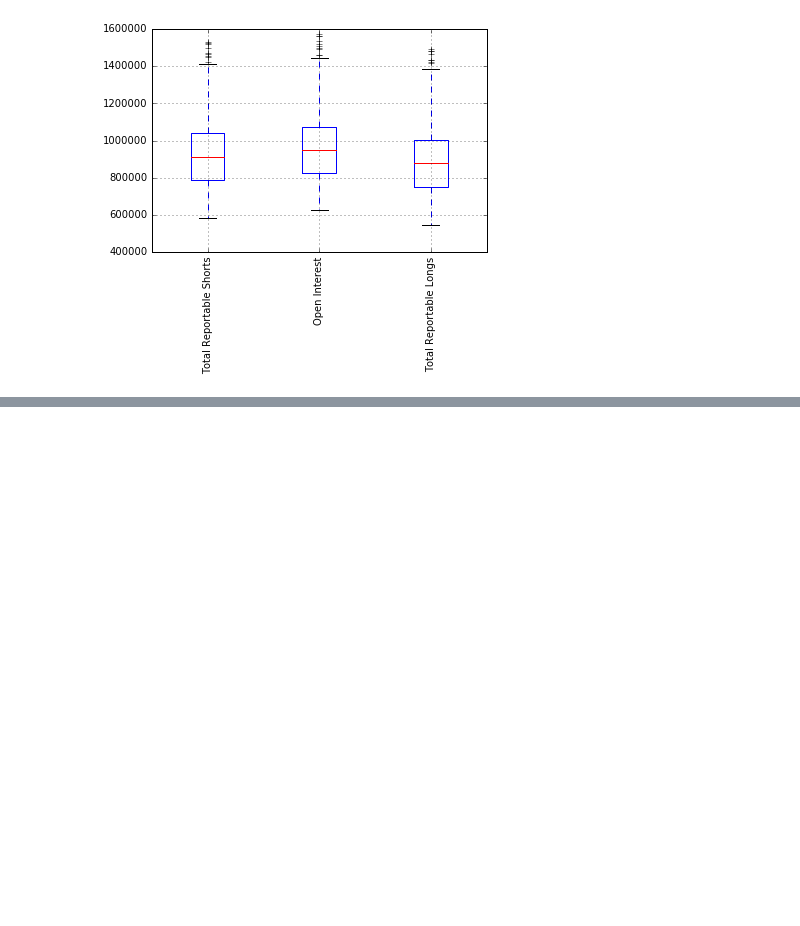
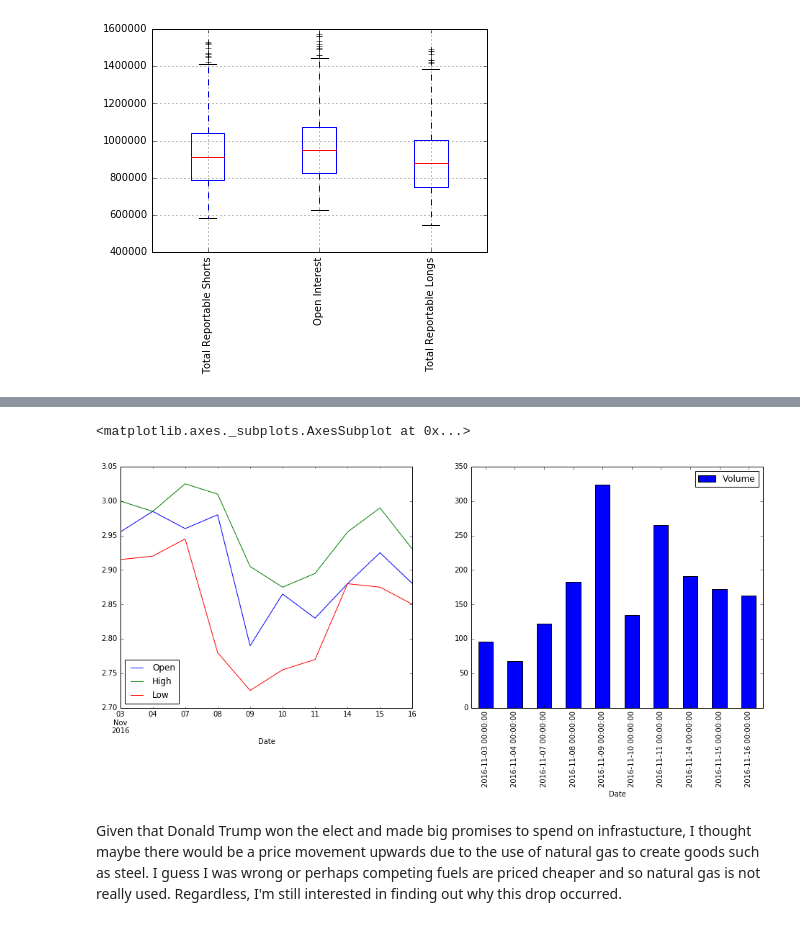
Before and after one commit to JonathanJohann/Independent_Research, a Jupyter notebook: Quandl Natural Gas Data Experiments and Visualization.ipynb, the cells around one changed output, grey strips where cells are left out. Drawn from its saved outputs; the diff is of its cells as text; code cells hidden in the pictures; blank space fills up the shorter version.

```diff
--- a/Quandl Natural Gas Data Experiments and Visualization.ipynb
+++ b/Quandl Natural Gas Data Experiments and Visualization.ipynb
@@ -72,0 +104,9 @@ ng_commit[larger].boxplot(rot=90,return_type='axes')
+# %%
+fig,axs = plt.subplots(1,2)
+ng_emini[['Open','High','Low']].tail(10).plot(ax=axs[0],figsize=(16,6))
+ng_emini.tail(10).plot(y='Volume',kind='bar',ax=axs[1],figsize=(16,6))
+# %% [output]
+<matplotlib.axes._subplots.AxesSubplot at 0x...>
+[figure, added]
+# %% [markdown]
+Given that Donald Trump won the elect and made big promises to spend on infrastucture, I thought maybe there would be a price movement upwards due to the use of natural gas to create goods such as steel. I guess I was wrong or perhaps competing fuels are priced cheaper and so natural gas is not really used. Regardless, I'm still interested in finding out why this drop occurred.
```
Also changed, not shown: parts of 12 cells of this notebook.
